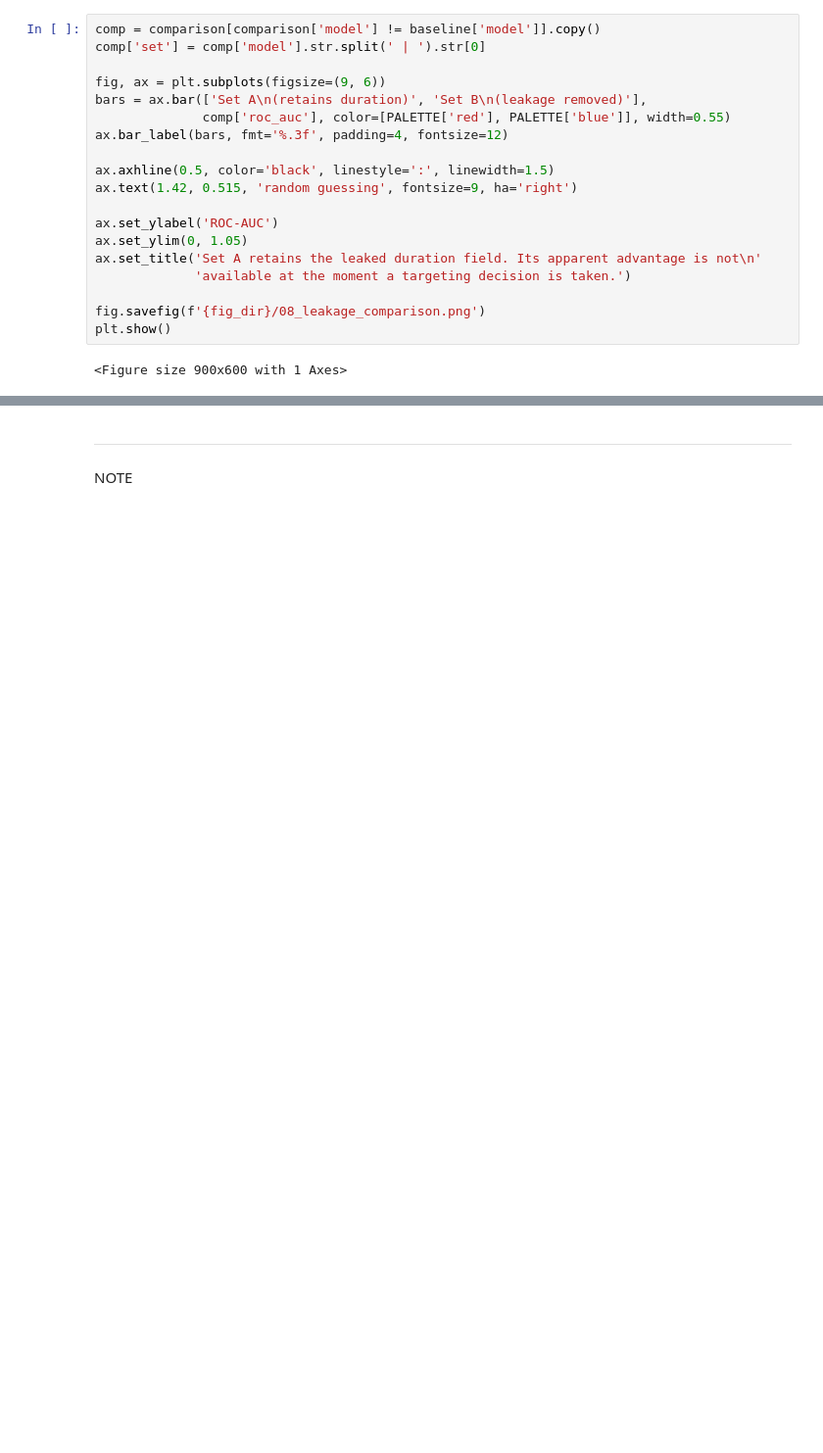
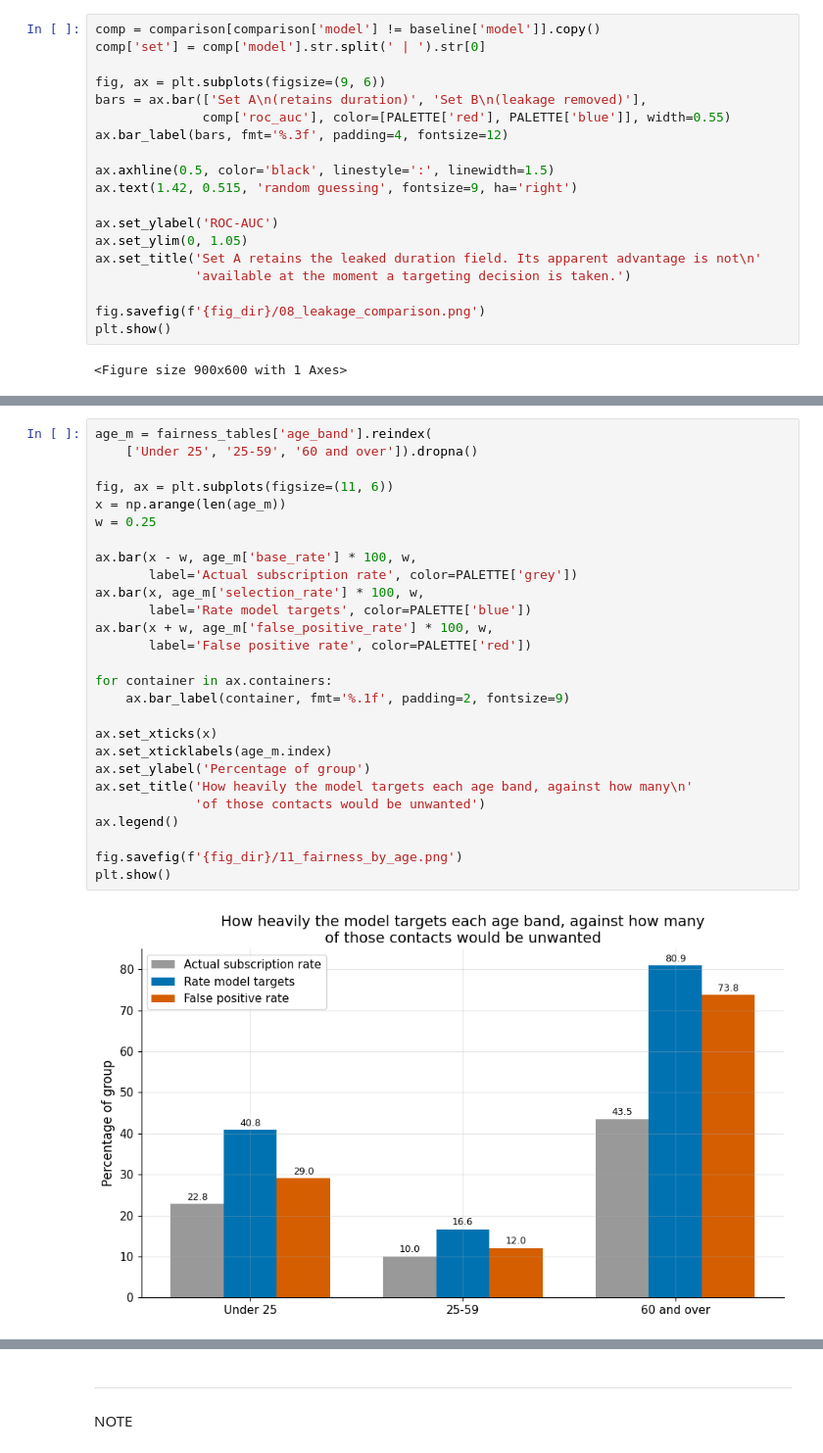
Before and after one commit to Haroon-Code-2026/fair-marketing-analytics, a Jupyter notebook: jupyter_notebooks/04-Machine_Learning.ipynb, the cells around one changed output, grey strips where cells are left out. Shown at 98% size. Cells and saved outputs as stored; diff of their text form; blank space fills up the shorter version.

```diff
--- a/jupyter_notebooks/04-Machine_Learning.ipynb
+++ b/jupyter_notebooks/04-Machine_Learning.ipynb
@@ -341,0 +531,29 @@ plt.show()
+# %%
+age_m = fairness_tables['age_band'].reindex(
+    ['Under 25', '25-59', '60 and over']).dropna()
+
+fig, ax = plt.subplots(figsize=(11, 6))
+x = np.arange(len(age_m))
+w = 0.25
+
+ax.bar(x - w, age_m['base_rate'] * 100, w,
+       label='Actual subscription rate', color=PALETTE['grey'])
+ax.bar(x, age_m['selection_rate'] * 100, w,
+       label='Rate model targets', color=PALETTE['blue'])
+ax.bar(x + w, age_m['false_positive_rate'] * 100, w,
+       label='False positive rate', color=PALETTE['red'])
+
+for container in ax.containers:
+    ax.bar_label(container, fmt='%.1f', padding=2, fontsize=9)
+
+ax.set_xticks(x)
+ax.set_xticklabels(age_m.index)
+ax.set_ylabel('Percentage of group')
+ax.set_title('How heavily the model targets each age band, against how many\n'
+             'of those contacts would be unwanted')
+ax.legend()
+
+fig.savefig(f'{fig_dir}/11_fairness_by_age.png')
+plt.show()
+# %% [output]
+[figure, added]
```
Also changed, not shown: parts of 8 cells of this notebook, 7 other files.
